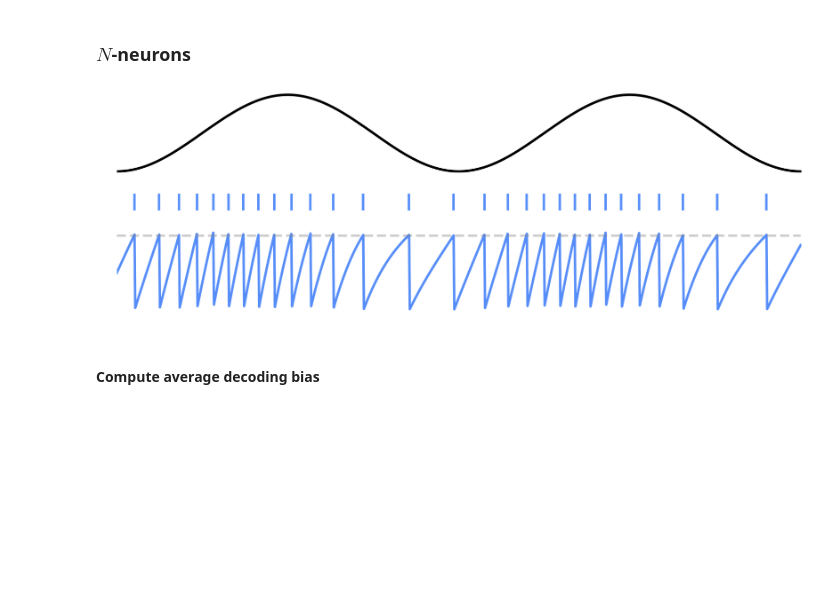
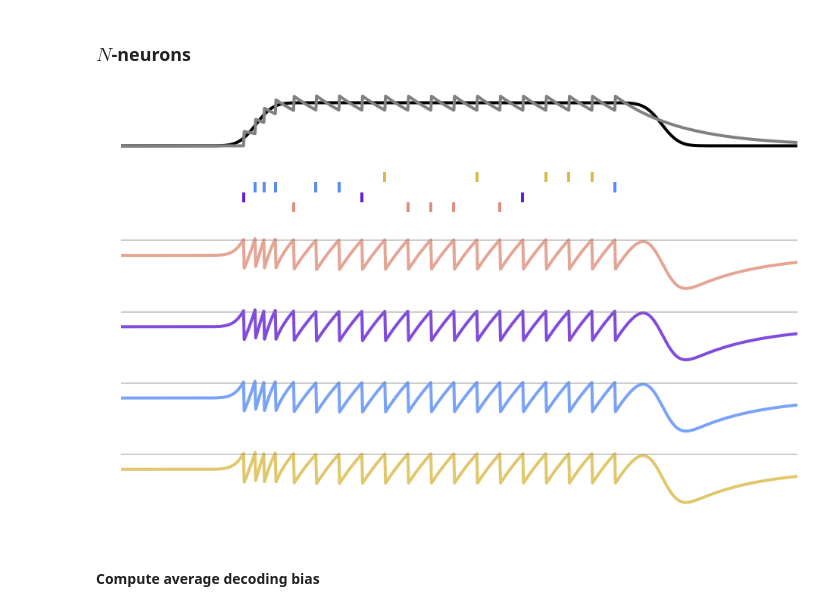
Before and after one commit to ABra1993/LisbonLab, a Jupyter notebook: Current/SNN_current.ipynb, the cells around one changed output. Drawn from its saved outputs; the diff is of its cells as text; code cells hidden in the pictures; blank space fills up the shorter version.

```diff
--- a/Current/SNN_current.ipynb
+++ b/Current/SNN_current.ipynb
@@ -526,11 +526,10 @@ def visualize_single_neuron():
     pl.axis('off')
     pl.xticks([])
     pl.plot(t, x, label=r'$x$', color='black', lw=w)
-    #pl.plot(t, x_est, label=r'$\hat{x}$', color='gray', lw=w)
+    pl.plot(t, x_est, label=r'$x_{est}$', color='grey', lw=w)
     if plot_c == True:
         pl.plot(t[:-1], c, '--k', label=r'$x + \dot{x}$', alpha=0.2, lw=w)
     pl.xlim(0, iterations * dt)
-#    pl.ylim(-0.1, 7)
 
     ax2 = pl.subplot2grid((plots, 1), (2, 0))
     pl.axis('off')
@@ -552,7 +551,6 @@ def visualize_single_neuron():
         pl.xlim(0, iterations * dt)
         pl.xticks(fontsize=15)
         pl.yticks(fontsize=15)
-#        pl.ylim(-2, 0.6)
         for i in range(N):
             pl.plot(t, voltage[i, :], color=np.array([0.3372549 , 0.54901961, 0.96862745]), label='N%i'%(i+1), lw=w)
             pl.plot(t, np.ones(iterations) * T[i], color='gray', alpha=0.4, lw=w, linestyle='--')
@@ -561,36 +559,34 @@ def visualize_single_neuron():
 # %% [markdown]
 ### $\textit{N}$-neurons
 # %%
-N = 1                                                     # number of neurons
+N = 4                                                     # number of neurons
 dt = 0.01                                                 # time step
 iterations = 1000                                         # length of simulation
 homogeneous_weights = True                                # homogeneous weights or different weights for each neuron
 gamma = 1                                                 # readout weight
 constant = False                                          # create constant or time-variant input signal
-sinusoidal = True                                        # create sinusoidal input signal
+sinusoidal = False                                        # create sinusoidal input signal
 positive_input = True                                     # create positive sinusoidal input signal
 c_upp = 3                                                 # value signal input
 tau = 1                                                   # time constant
 beta = 0.0                                                # cost
 plot_c = False                                            # plot the input + input der (=c) or only input signal
 plot_voltage = True                                       # plot the voltages
 color = np.random.randint(0, 255, size=(N, 3))/255        # assign different color to each neuron
-color=np.array([0.3372549 , 0.54901961, 0.96862745])
 
 # run simulation
 t, x_est, o, voltage, D, T = initialize_params(N=N, dt=dt, iterations=iterations, beta=beta, homogeneous_weights=homogeneous_weights, gamma=gamma)
-x_est[0] = 2
 if sinusoidal == True:
     x,c     = time_varying_signal_sinusoidal(positive_input=positive_input)
 else:
     x,c     = time_varying_signal(constant=constant, c_upp=c_upp, tau=tau)
 run(tau=tau, beta=beta)
 if N == 1:
     visualize_single_neuron()
 else:
     visualize(color=color, plot_voltage=plot_voltage, plot_c=plot_c)
 # %% [output]
-[figure, old version]
+[figure, new version]
 # %% [markdown]
 #### Compute average decoding bias
 # %%
```
Also changed, not shown: parts of 5 cells of this notebook, 1 other file.
